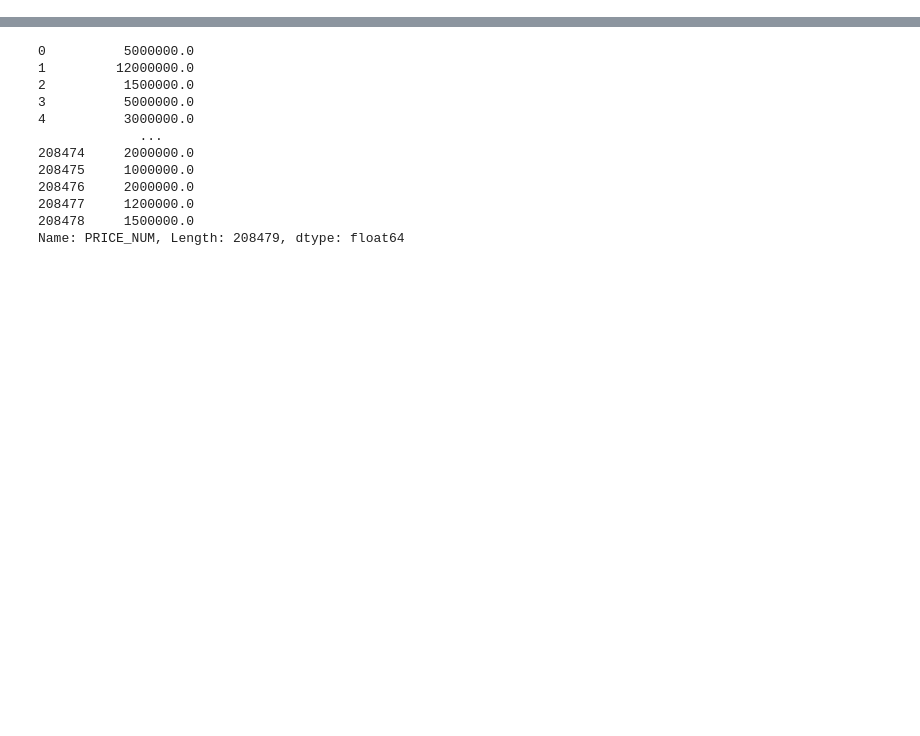
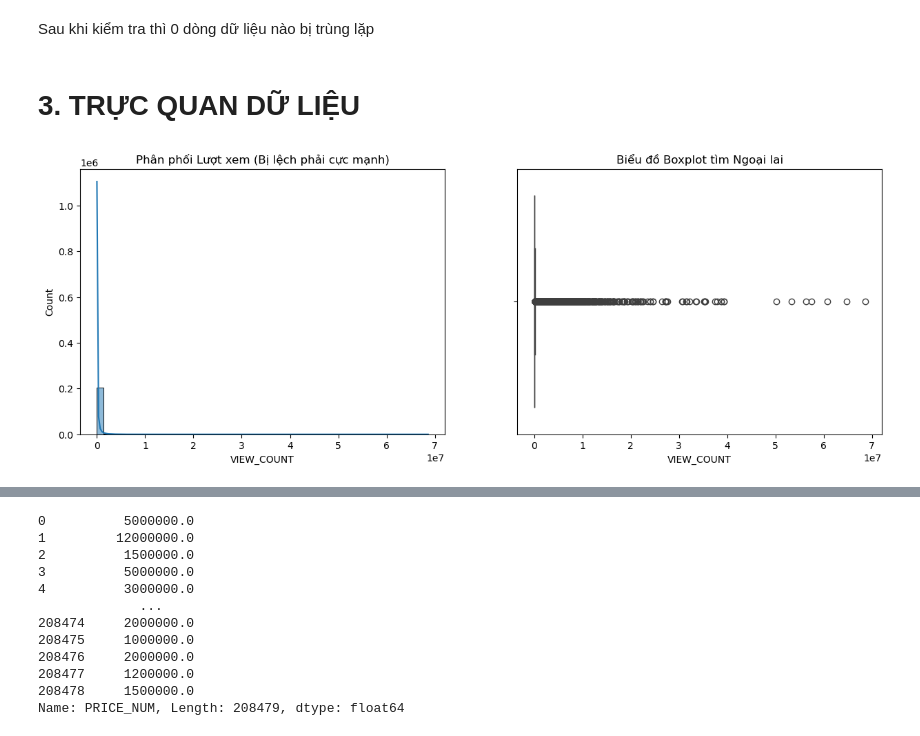
Before and after one commit to lamphat344961-alt/TIKTOK_crawl_V2, a Jupyter notebook: processing_data/meger_EDA.ipynb, the cells around one changed output, grey strips where cells are left out. Cells and saved outputs as stored; diff of their text form; code cells hidden in the pictures; blank space fills up the shorter version.

```diff
--- a/processing_data/meger_EDA.ipynb
+++ b/processing_data/meger_EDA.ipynb
@@ -25,0 +12,2 @@ test.to_csv("test.csv", index=False)
+# %%
+dataset_tiktokers=pd.read_csv("dataset_tiktoker.csv",encoding='utf-8')
@@ -25,0 +169,12 @@ test.to_csv("test.csv", index=False)
+# %%
+# 1. Điền giá trị thiếu cho BITRATE bằng số Trung vị
+bitrate_median = dataset_tiktokers['BITRATE'].median()
+dataset_tiktokers['BITRATE'] = dataset_tiktokers['BITRATE'].fillna(bitrate_median)
+
+# 2. Điền giá trị thiếu cho CATEGORY (y và type) bằng chữ 'Unknown'
+dataset_tiktokers['CATEGORY_TYPE'] = dataset_tiktokers['CATEGORY_TYPE'].fillna('Unknown')
+dataset_tiktokers['CATEGORY_y'] = dataset_tiktokers['CATEGORY_y'].fillna('Unknown')
+
+# 3. Kiểm tra lại xem còn ô nào trống không
+print("Số lượng ô trống còn lại sau khi xử lý:")
+print(dataset_tiktokers[['BITRATE', 'CATEGORY_TYPE', 'CATEGORY_y']].isna().sum())
@@ -25,0 +196,6 @@ test.to_csv("test.csv", index=False)
+# %%
+# Ép kiểu cột CREATE_TIME từ chuỗi (object) sang định dạng Thời gian (datetime)
+dataset_tiktokers['CREATE_TIME'] = pd.to_datetime(dataset_tiktokers['CREATE_TIME'], errors='coerce')
+
+# Kiểm tra lại xem Dtype của CREATE_TIME đã chuyển thành datetime64 chưa
+print(dataset_tiktokers['CREATE_TIME'].dtype)
@@ -25,0 +206,10 @@ test.to_csv("test.csv", index=False)
+# %%
+# 1. Sắp xếp toàn bộ bảng dữ liệu theo cột CREATOR_ID
+# Mình lồng thêm 'VIDEO_ID' để các video của cùng 1 người cũng được xếp theo thứ tự luôn cho đẹp
+dataset_tiktokers = dataset_tiktokers.sort_values(by=['CREATOR_ID', 'VIDEO_ID'])
+
+# 2. Reset lại cột số thứ tự (Index) ngoài cùng bên trái cho liền mạch từ 0, 1, 2...
+dataset_tiktokers = dataset_tiktokers.reset_index(drop=True)
+
+# 3. In thử 10 dòng đầu tiên của 2 cột này để xem đã đúng ý bạn chưa nhé
+dataset_tiktokers.head(10)
@@ -25,0 +228,20 @@ test.to_csv("test.csv", index=False)
+# %% [markdown]
+Sau khi kiểm tra thì 0 dòng dữ liệu nào bị trùng lặp
+# %% [markdown]
+# 3. TRỰC QUAN DỮ LIỆU
+# %%
+
+# Tạo khung hình gồm 2 biểu đồ nằm cạnh nhau
+fig, axes = plt.subplots(1, 2, figsize=(15, 5))
+
+# 1. Vẽ Histogram để xem độ lệch (Distribution)
+sns.histplot(dataset_tiktokers['VIEW_COUNT'], bins=50, kde=True, ax=axes[0])
+axes[0].set_title('Phân phối Lượt xem (Bị lệch phải cực mạnh)')
+
+# 2. Vẽ Boxplot để bắt các "chấm tròn" ngoại lai
+sns.boxplot(x=dataset_tiktokers['VIEW_COUNT'], ax=axes[1])
+axes[1].set_title('Biểu đồ Boxplot tìm Ngoại lai')
+
+plt.show()
+# %% [output]
+[figure, added]
```
Also changed, not shown: parts of 41 cells of this notebook.
